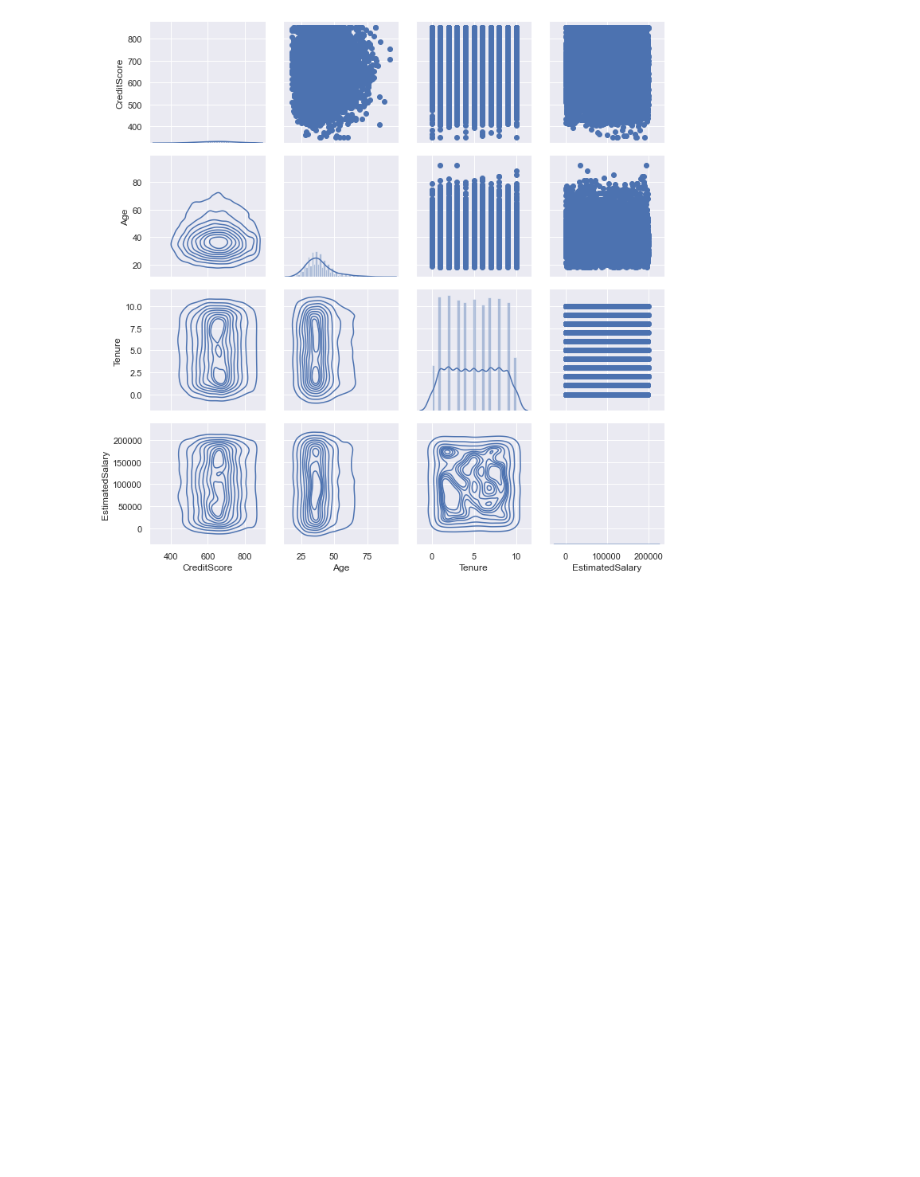
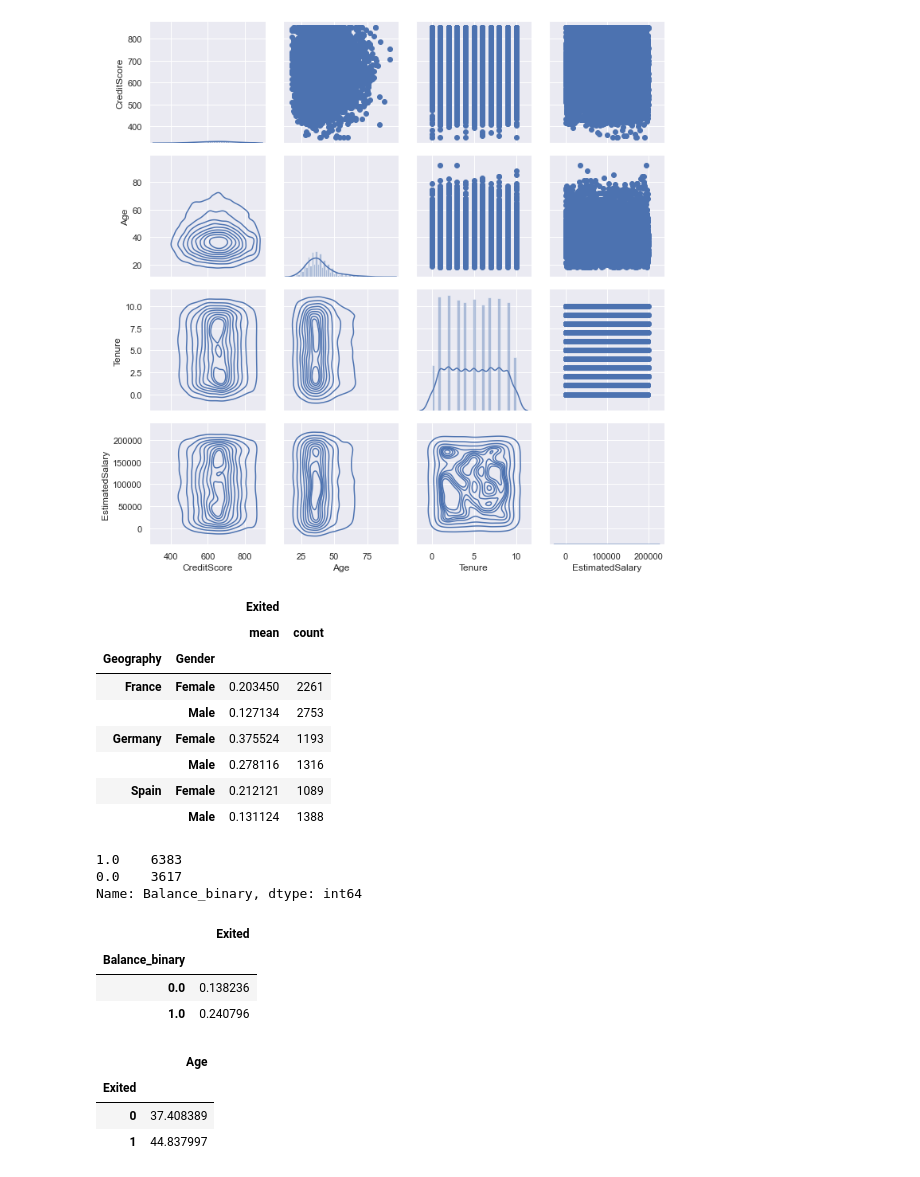
Before and after one commit to vadimsavenkov/Churn_ANN, a Jupyter notebook: Churn_ANN.ipynb, the cells around one changed output. Saved outputs shown, nothing was run; the diff lists cells and outputs as text; code cells hidden in the pictures; blank space fills up the shorter version.

```diff
--- a/Churn_ANN.ipynb
+++ b/Churn_ANN.ipynb
@@ -133,6 +169,39 @@ g.map_lower(sns.kdeplot)
 # %% [output]
 <seaborn.axisgrid.PairGrid at 0x...>
 [figure]
+# %%
+df[['Geography','Gender','Exited']].groupby(['Geography','Gender']).agg(['mean','count'])
+# %% [output]
+|  |  | Exited |  |
+|  |  | mean | count |
+| Geography | Gender |  |  |
+| France | Female | 0.203450 | 2261 |
+|  | Male | 0.127134 | 2753 |
+| Germany | Female | 0.375524 | 1193 |
+|  | Male | 0.278116 | 1316 |
+| Spain | Female | 0.212121 | 1089 |
+|  | Male | 0.131124 | 1388 |
+# %%
+df['Balance_binary'] = df['Balance'].where(df['Balance'] == 0, 1)
+df['Balance_binary'].value_counts()
+# %% [output]
+1.0    6383
+0.0    3617
+Name: Balance_binary, dtype: int64
+# %%
+df[['Balance_binary','Exited']].groupby('Balance_binary').mean()
+# %% [output]
+|  | Exited |
+| Balance_binary |  |
+| 0.0 | 0.138236 |
+| 1.0 | 0.240796 |
+# %%
+df[['Exited','Age']].groupby('Exited').mean()
+# %% [output]
+|  | Age |
+| Exited |  |
+| 0 | 37.408389 |
+| 1 | 44.837997 |
 # %%
 import pickle as pickle
 
```
Also changed, not shown: parts of 4 cells of this notebook.
